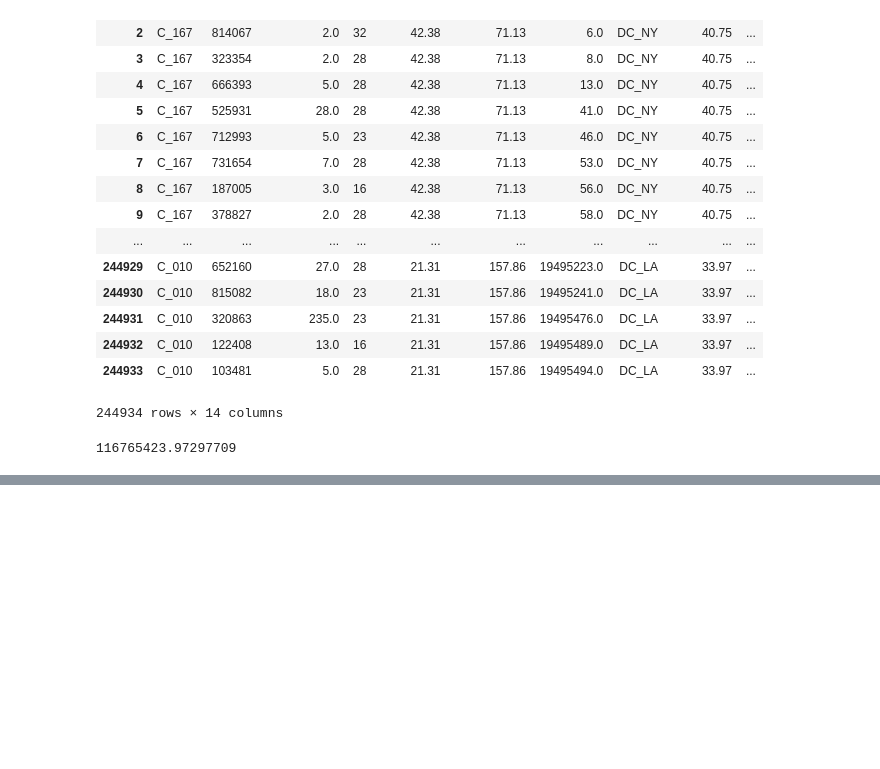
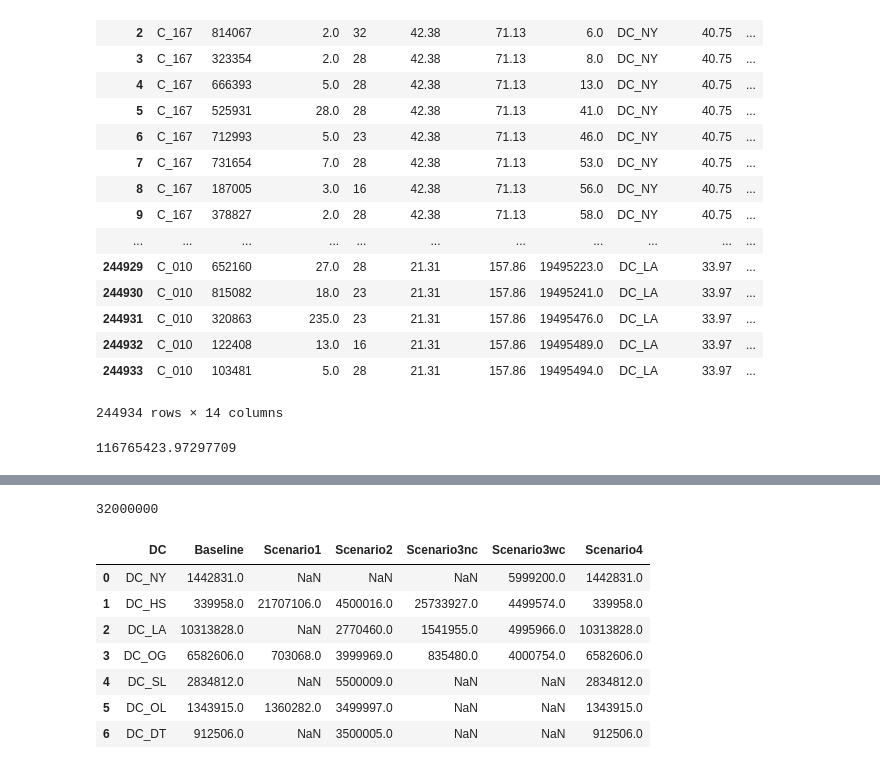
Before and after one commit to pszkilnyk/skittles, a Jupyter notebook: final.ipynb, the cells around one changed output, grey strips where cells are left out. Saved outputs shown, nothing was run; the diff lists cells and outputs as text; code cells hidden in the pictures; blank space fills up the shorter version.

```diff
--- a/final.ipynb
+++ b/final.ipynb
@@ -200,0 +172,5 @@ wareHouse
+# %%
+wareHouse=pd.merge(varCost, fixedCost)
+wareHouse=pd.merge(wareHouse, cap)
+wareHouse=pd.merge(wareHouse, transpo2)
+wareHouse
@@ -1638,0 +1703,5 @@ etoww1['fixedCost'].sum() + etow1['tran'].sum() + etow1['varr'].sum()
+# %%
+ott2=pd.merge(ott, t24, on='DC', how='outer')
+ott2=pd.merge(ott2, capcheck1, on='DC', how='outer')
+ott2.columns=['DC', 'Baseline', 'Scenario1', 'Scenario2', 'Scenario3nc', 'Scenario3wc']
+ott2
@@ -1638,0 +1717,18 @@ etoww1['fixedCost'].sum() + etow1['tran'].sum() + etow1['varr'].sum()
+# %%
+wareHouse['cap'].sum()
+# %% [output]
+32000000
+# %%
+t25.columns = ['DC', 'Scenario4']
+# %%
+ott3=pd.merge(ott2,t25)
+ott3
+# %% [output]
+|  | DC | Baseline | Scenario1 | Scenario2 | Scenario3nc | Scenario3wc | Scenario4 |
+| 0 | DC_NY | 1442831.0 | NaN | NaN | NaN | 5999200.0 | 1442831.0 |
+| 1 | DC_HS | 339958.0 | 21707106.0 | 4500016.0 | 25733927.0 | 4499574.0 | 339958.0 |
+| 2 | DC_LA | 10313828.0 | NaN | 2770460.0 | 1541955.0 | 4995966.0 | 10313828.0 |
+| 3 | DC_OG | 6582606.0 | 703068.0 | 3999969.0 | 835480.0 | 4000754.0 | 6582606.0 |
+| 4 | DC_SL | 2834812.0 | NaN | 5500009.0 | NaN | NaN | 2834812.0 |
+| 5 | DC_OL | 1343915.0 | 1360282.0 | 3499997.0 | NaN | NaN | 1343915.0 |
+| 6 | DC_DT | 912506.0 | NaN | 3500005.0 | NaN | NaN | 912506.0 |
```
Also changed, not shown: parts of 34 cells of this notebook.
